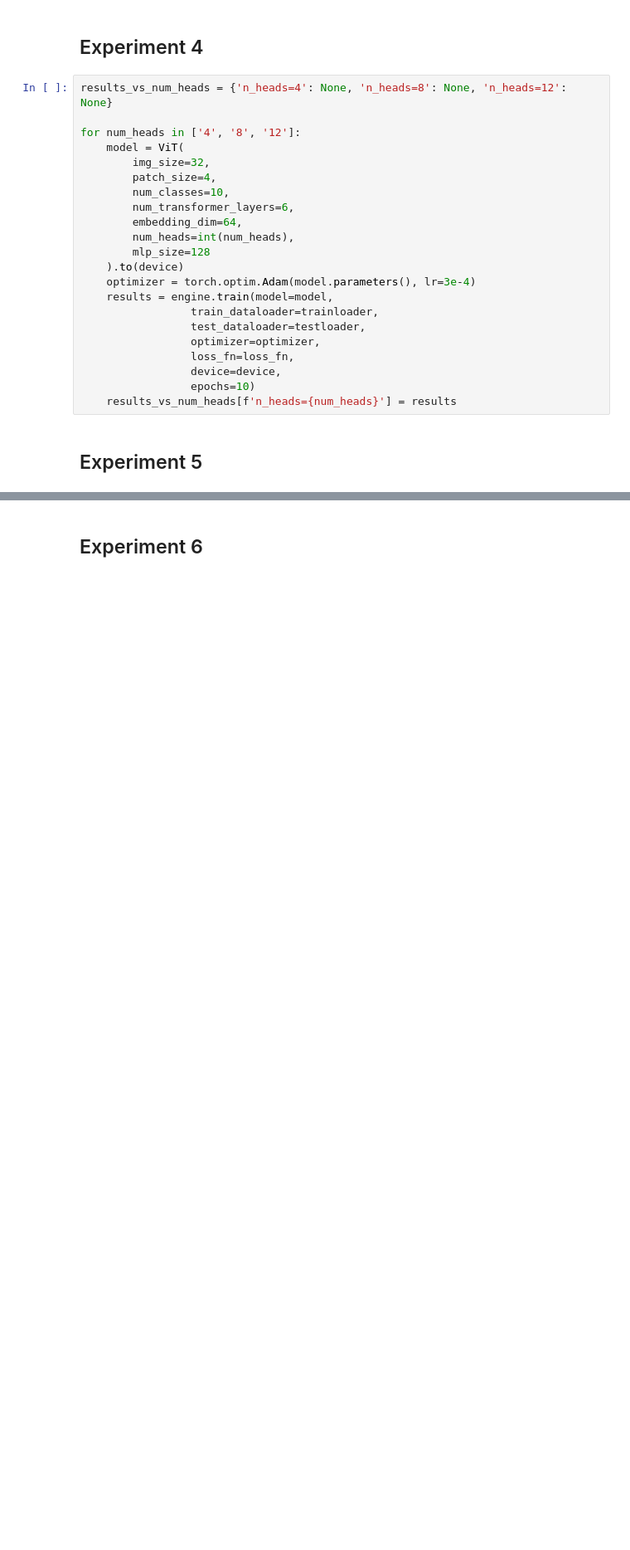
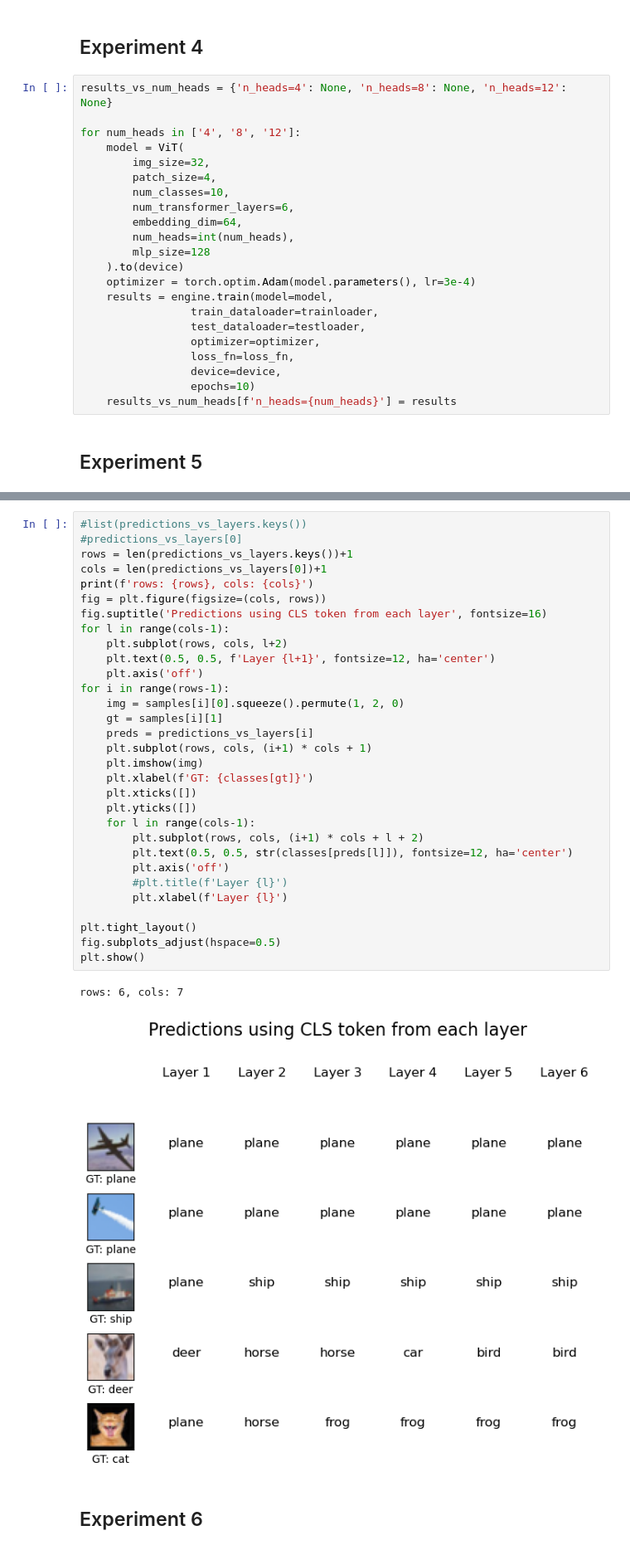
Before and after one commit to sekhar-mandalaparthi/DLCV_Assignment2, a Jupyter notebook: assignment2.ipynb, the cells around one changed output, grey strips where cells are left out. Shown at 83% size. Saved outputs shown, nothing was run; the diff lists cells and outputs as text; blank space fills up the shorter version.

```diff
--- a/assignment2.ipynb
+++ b/assignment2.ipynb
@@ -154,2 +218,36 @@ for num_heads in ['4', '8', '12']:
+# %%
+#list(predictions_vs_layers.keys())
+#predictions_vs_layers[0]
+rows = len(predictions_vs_layers.keys())+1
+cols = len(predictions_vs_layers[0])+1
+print(f'rows: {rows}, cols: {cols}')
+fig = plt.figure(figsize=(cols, rows))
+fig.suptitle('Predictions using CLS token from each layer', fontsize=16)
+for l in range(cols-1):
+    plt.subplot(rows, cols, l+2)
+    plt.text(0.5, 0.5, f'Layer {l+1}', fontsize=12, ha='center')
+    plt.axis('off')
+for i in range(rows-1):
+    img = samples[i][0].squeeze().permute(1, 2, 0)
+    gt = samples[i][1]
+    preds = predictions_vs_layers[i]
+    plt.subplot(rows, cols, (i+1) * cols + 1)
+    plt.imshow(img)
+    plt.xlabel(f'GT: {classes[gt]}')
+    plt.xticks([])
+    plt.yticks([])
+    for l in range(cols-1):
+        plt.subplot(rows, cols, (i+1) * cols + l + 2)
+        plt.text(0.5, 0.5, str(classes[preds[l]]), fontsize=12, ha='center')
+        plt.axis('off')
+        #plt.title(f'Layer {l}')
+        plt.xlabel(f'Layer {l}')
+
+plt.tight_layout()
+fig.subplots_adjust(hspace=0.5)
+plt.show()
+# %% [output]
+rows: 6, cols: 7
+[figure, added]
 # %% [markdown]
 ## Experiment 6
```
Also changed, not shown: parts of 14 cells of this notebook, 4 other files.
